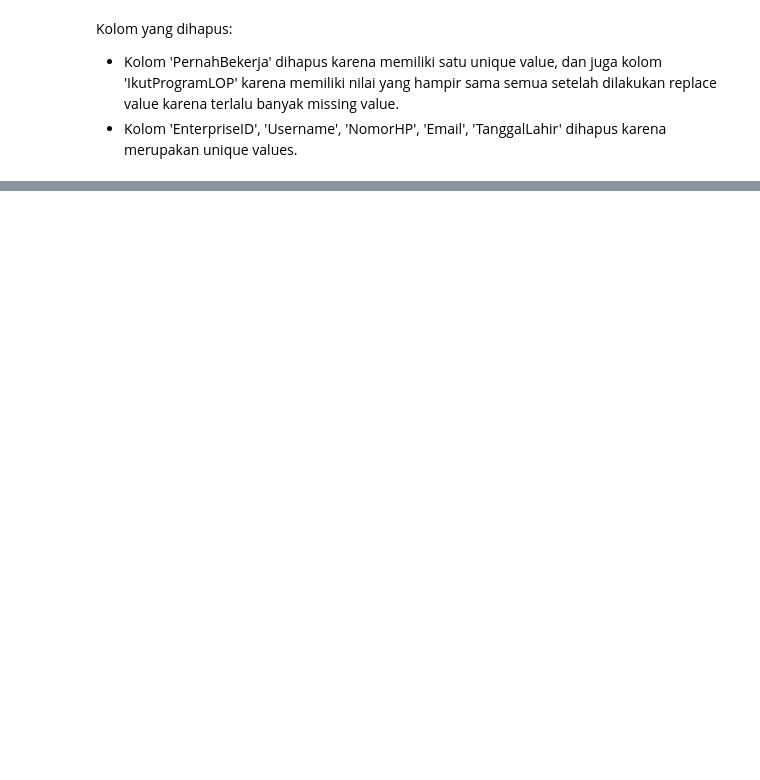
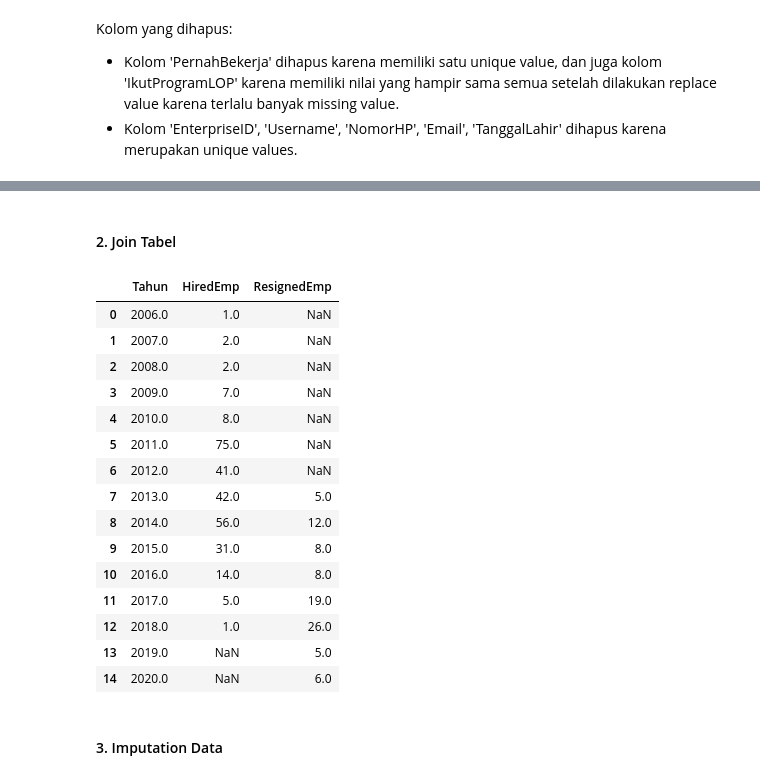
Before and after one commit to regitafif/MP5_EmployeeRetention, a Jupyter notebook: employee_retention.ipynb, the cells around one changed output, grey strips where cells are left out. Cells and saved outputs as stored; diff of their text form; code cells hidden in the pictures; blank space fills up the shorter version.

```diff
--- a/employee_retention.ipynb
+++ b/employee_retention.ipynb
@@ -233,0 +239,4 @@ Kolom yang dihapus:
+# %%
+# Convert data tanggal untuk diambil tahun
+df3['TahunHiring'] = pd.to_datetime(df3['TanggalHiring']).dt.year
+df3['TahunResign'] = pd.to_datetime(df3['TanggalResign'], errors='coerce').dt.year
@@ -233,0 +257,2 @@ Kolom yang dihapus:
+# %% [markdown]
+#### 2. Join Tabel
@@ -233,0 +266,21 @@ Kolom yang dihapus:
+# %%
+TotalEmp
+# %% [output]
+|  | Tahun | HiredEmp | ResignedEmp |
+| 0 | 2006.0 | 1.0 | NaN |
+| 1 | 2007.0 | 2.0 | NaN |
+| 2 | 2008.0 | 2.0 | NaN |
+| 3 | 2009.0 | 7.0 | NaN |
+| 4 | 2010.0 | 8.0 | NaN |
+| 5 | 2011.0 | 75.0 | NaN |
+| 6 | 2012.0 | 41.0 | NaN |
+| 7 | 2013.0 | 42.0 | 5.0 |
+| 8 | 2014.0 | 56.0 | 12.0 |
+| 9 | 2015.0 | 31.0 | 8.0 |
+| 10 | 2016.0 | 14.0 | 8.0 |
+| 11 | 2017.0 | 5.0 | 19.0 |
+| 12 | 2018.0 | 1.0 | 26.0 |
+| 13 | 2019.0 | NaN | 5.0 |
+| 14 | 2020.0 | NaN | 6.0 |
+# %% [markdown]
+#### 3. Imputation Data
```
Also changed, not shown: parts of 15 cells of this notebook.
